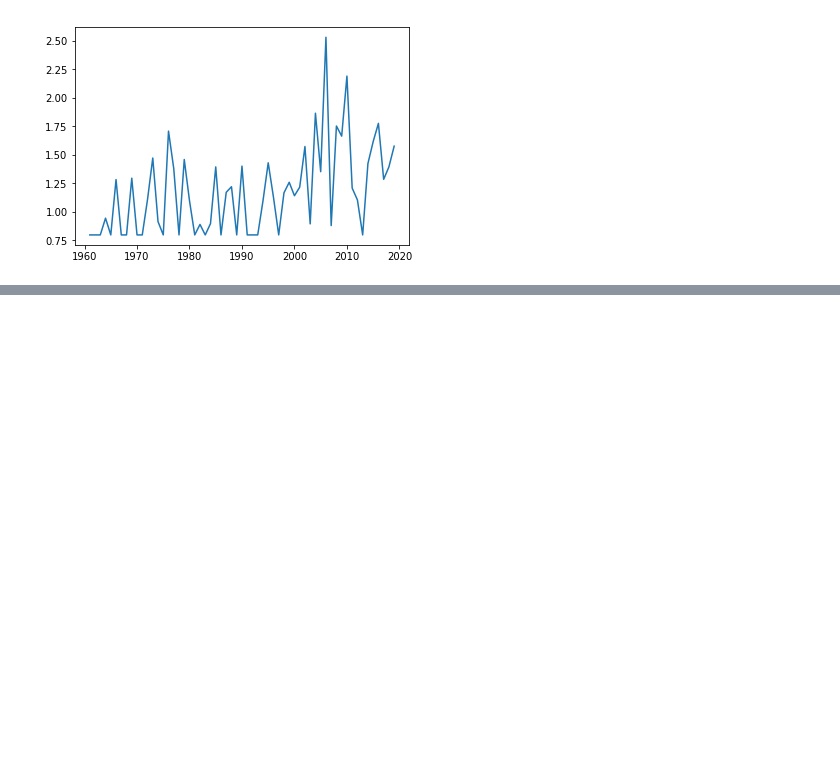
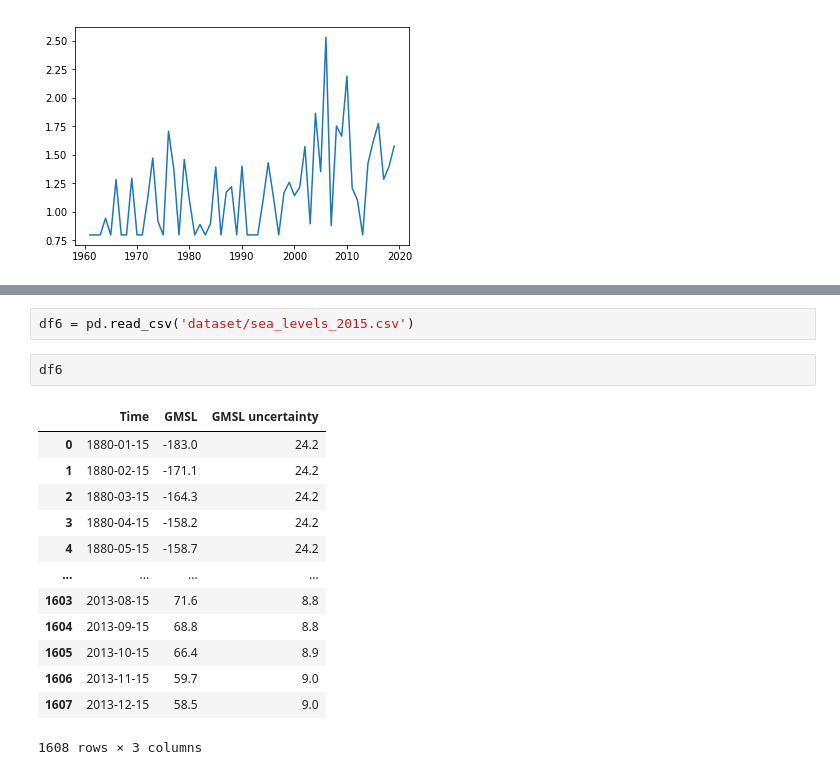
Before and after one commit to Prashant24759/climate-change, a Jupyter notebook: Notebook.ipynb, the cells around one changed output, grey strips where cells are left out. Cells and saved outputs as stored; diff of their text form; blank space fills up the shorter version.

```diff
--- a/Notebook.ipynb
+++ b/Notebook.ipynb
@@ -42,0 +106,18 @@ df.groupby(df.index).max().loc['India', years].plot(kind='line')
+# %%
+df6 = pd.read_csv('dataset/sea_levels_2015.csv')
+# %%
+df6
+# %% [output]
+|  | Time | GMSL | GMSL uncertainty |
+| 0 | 1880-01-15 | -183.0 | 24.2 |
+| 1 | 1880-02-15 | -171.1 | 24.2 |
+| 2 | 1880-03-15 | -164.3 | 24.2 |
+| 3 | 1880-04-15 | -158.2 | 24.2 |
+| 4 | 1880-05-15 | -158.7 | 24.2 |
+| ... | ... | ... | ... |
+| 1603 | 2013-08-15 | 71.6 | 8.8 |
+| 1604 | 2013-09-15 | 68.8 | 8.8 |
+| 1605 | 2013-10-15 | 66.4 | 8.9 |
+| 1606 | 2013-11-15 | 59.7 | 9.0 |
+| 1607 | 2013-12-15 | 58.5 | 9.0 |
+1608 rows × 3 columns
```
Also changed, not shown: parts of 9 cells of this notebook, 4 other files.
